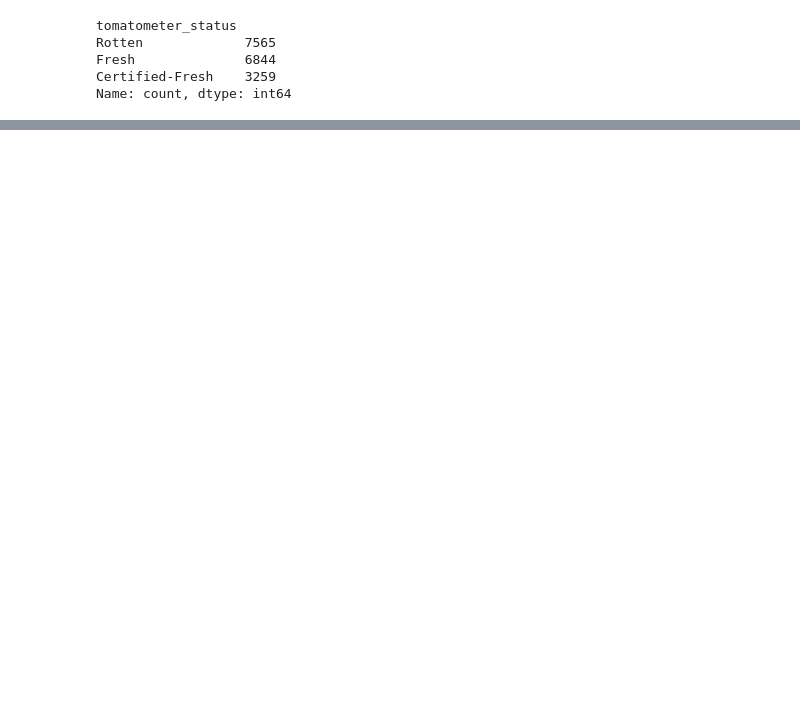
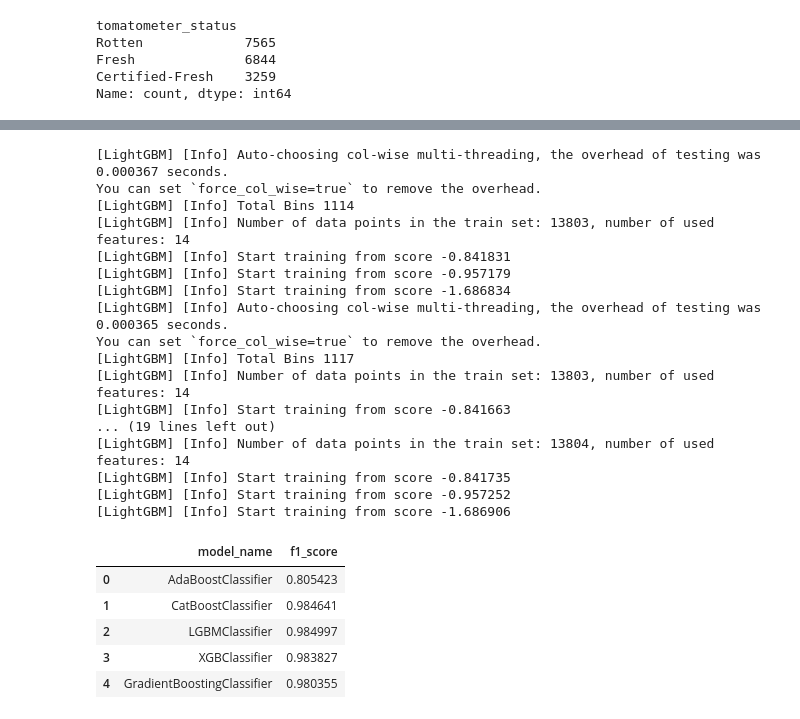
Before and after one commit to Sidharth29/Sandbox, a Jupyter notebook: notebooks/rotten_tomatoes_movie_classification.ipynb, the cells around one changed output, grey strips where cells are left out. Saved outputs shown, nothing was run; the diff lists cells and outputs as text; code cells hidden in the pictures; blank space fills up the shorter version.

```diff
--- a/notebooks/rotten_tomatoes_movie_classification.ipynb
+++ b/notebooks/rotten_tomatoes_movie_classification.ipynb
@@ -317,0 +379,14 @@ Name: count, dtype: int64
+# %%
+from sklearn.ensemble import GradientBoostingClassifier
+from xgboost import XGBClassifier
+from lightgbm import LGBMClassifier
+from catboost import CatBoostClassifier
+from sklearn.ensemble import AdaBoostClassifier
+
+classifiers_boost = [
+    AdaBoostClassifier(),
+    CatBoostClassifier(silent=True),
+    LGBMClassifier(),
+    XGBClassifier(),
+    GradientBoostingClassifier()
+]
@@ -317,0 +411,49 @@ Name: count, dtype: int64
+# %%
+# Create a ColumnTransformer to scale selected columns
+preprocessor = ColumnTransformer(
+    transformers=[
+        ('cat',OneHotEncoder(sparse_output=False),cat_columns),
+        ('num', StandardScaler(), num_columns)
+    ], remainder="passthrough")
+
+all_scores = []
+
+for classifier in classifiers_boost:
+    # Create a pipeline that includes the preprocessor and the classifier
+    pipeline = Pipeline([
+        ('preprocessor', preprocessor),
+        ('classifier', classifier)
+    ])
+    score = cross_val_score(estimator=pipeline, X=df_movies_x, y=df_movies_y_mapped.values.ravel(), cv = 5, scoring='f1_macro')
+    all_scores.append( {
+        'model_name': classifier.__class__.__name__,
+        'f1_score': score.mean()
+    })
+
+df_model_scores = pd.DataFrame(all_scores)
+
+df_model_scores
+# %% [output]
+[LightGBM] [Info] Auto-choosing col-wise multi-threading, the overhead of testing was 0.000367 seconds.
+You can set `force_col_wise=true` to remove the overhead.
+[LightGBM] [Info] Total Bins 1114
+[LightGBM] [Info] Number of data points in the train set: 13803, number of used features: 14
+[LightGBM] [Info] Start training from score -0.841831
+[LightGBM] [Info] Start training from score -0.957179
+[LightGBM] [Info] Start training from score -1.686834
+[LightGBM] [Info] Auto-choosing col-wise multi-threading, the overhead of testing was 0.000365 seconds.
+You can set `force_col_wise=true` to remove the overhead.
+[LightGBM] [Info] Total Bins 1117
+[LightGBM] [Info] Number of data points in the train set: 13803, number of used features: 14
+[LightGBM] [Info] Start training from score -0.841663
+... (19 lines left out)
+[LightGBM] [Info] Number of data points in the train set: 13804, number of used features: 14
+[LightGBM] [Info] Start training from score -0.841735
+[LightGBM] [Info] Start training from score -0.957252
+[LightGBM] [Info] Start training from score -1.686906
+|  | model_name | f1_score |
+| 0 | AdaBoostClassifier | 0.805423 |
+| 1 | CatBoostClassifier | 0.984641 |
+| 2 | LGBMClassifier | 0.984997 |
+| 3 | XGBClassifier | 0.983827 |
+| 4 | GradientBoostingClassifier | 0.980355 |
```
Also changed, not shown: parts of 6 cells of this notebook.
